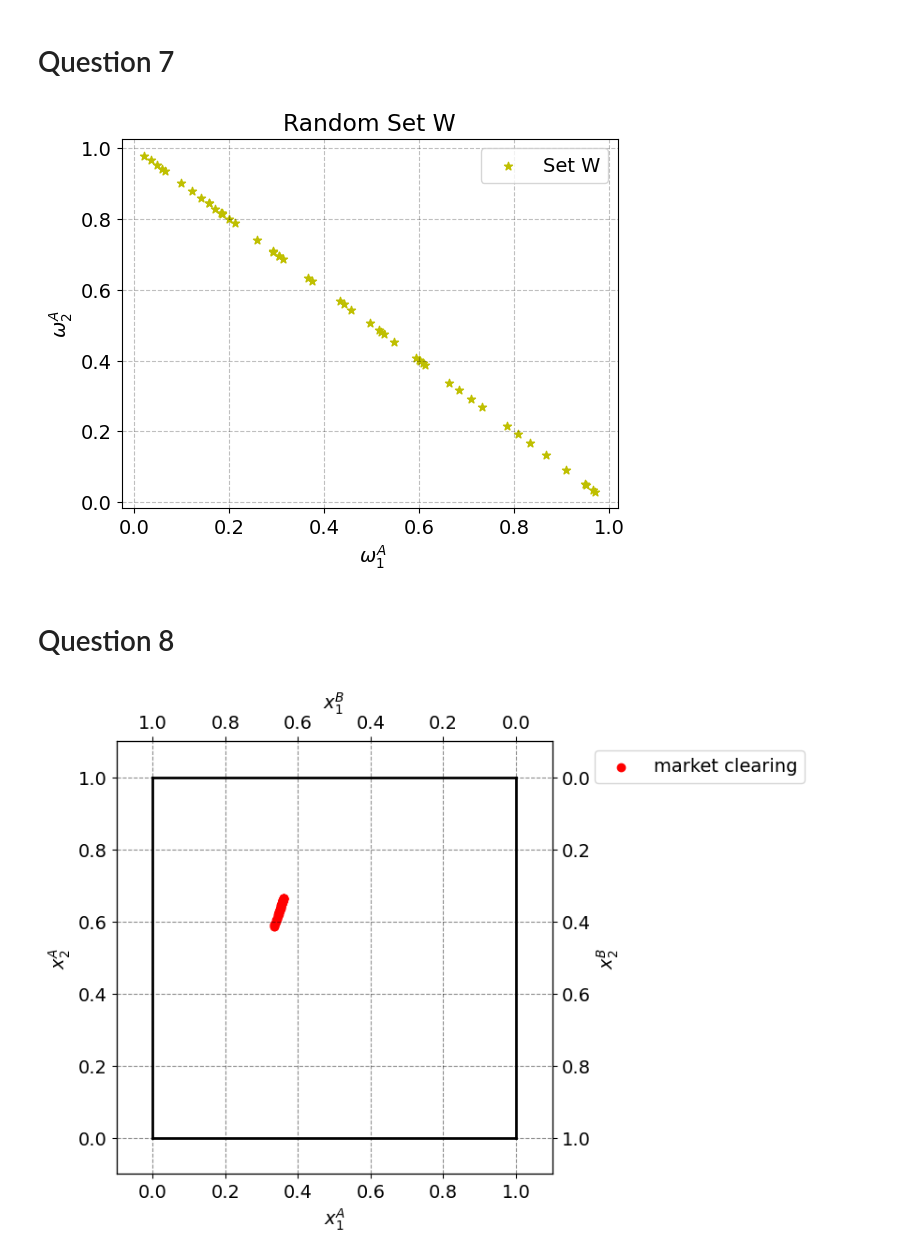
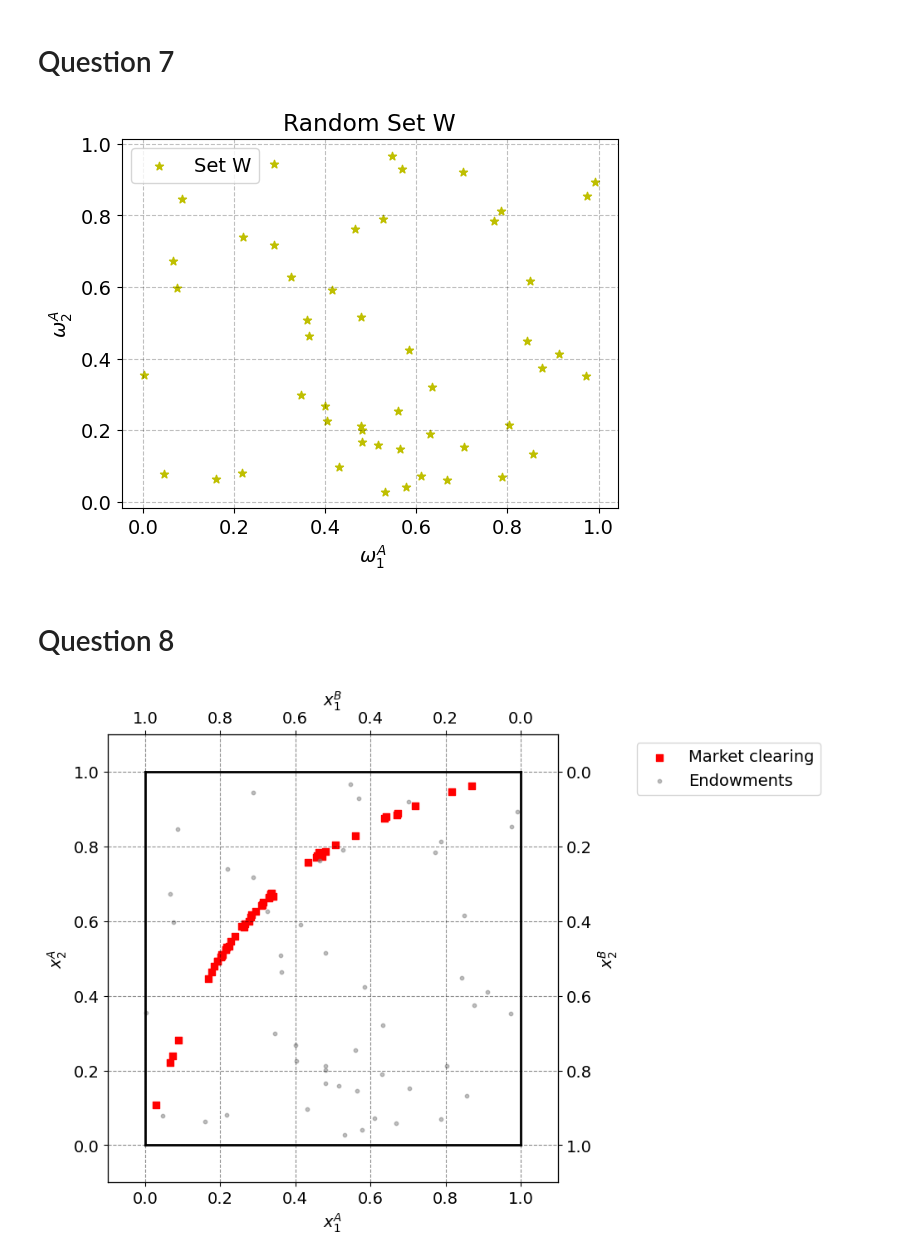
Before and after one commit to sgv491/projects-2024-Bertil-Nikoline-Victor, a Jupyter notebook: inauguralproject/InauguralProject2024.ipynb, the cells around one changed output. Cells and saved outputs as stored; diff of their text form; code cells hidden in the pictures.

```diff
--- a/inauguralproject/InauguralProject2024.ipynb
+++ b/inauguralproject/InauguralProject2024.ipynb
@@ -347,67 +363,70 @@ We can also see that the allocations for question 5a and 5b
 # Question 7
 # %%
 # 1. Set seed for reproducibility
-np.random.seed(42)
+np.random.seed(1997)
 
 # 2. Generate 50 random elements for W
 num_elements = 50
-random_np = np.random.rand(num_elements, 1)
-random_list = random_np.tolist()
+W = np.random.uniform(0,1,(2,50))
 
-# 3. Creating the list W with endowments
-W = [(x[0], 1 - x[0]) for x in random_list]
+# 3. Seperating the list with touples so it can be plotted
+w1A_endowment = W[0]
+w2A_endowment = W[1]
 
-# 4. Seperating the list with touples so it can be plotted
-w1_endowment = [x[0] for x in W]
-w2_endowment = [x[1] for x in W]
+# 4. Plot the set W
+plt.scatter(w1A_endowment, w2A_endowment, label='Set W', marker='*', color='y')
 
-# 5. Plot the set W
-plt.scatter(w1_endowment, w2_endowment, label='Set W', marker='*', color='y')
-
-# 6. Add labels and legend
+# 5. Add labels and legend
 plt.xlabel(' $ \omega_{1}^{A} $')
 plt.ylabel('$ \omega_{2}^{A} $')
 plt.title('Random Set W')
 plt.legend()
 
-# 7. Show the plot
+# 6. Show the plot
 plt.show()
 # %% [output]
-[figure, old version]
+[figure, new version]
 # %% [markdown]
 # Question 8
 # %%
 # 1. Initialize the model economy
 model = ExchangeEconomyClass()
 
 # 2. Create array to store market clearing allocations of x1A and x2A
 market_clearing_combinations = []
 
-# 3. Loop through endowments and find the market clearing combination for each endowment
-for endowment in W:
+# 3. Create tuple list with endowment allocations
+endowments_tuple_list = [(w1A, w2A) for w1A, w2A in zip(w1A_endowment, w2A_endowment)]
 
-    # 3.1 Setting the endowments in the model
+# 4. Loop through endowments and find the market clearing combination for each endowment
+for endowment in endowments_tuple_list:
+
+    # 4.1 Setting the endowments in the model
     model.par.w1A = endowment[0]
     model.par.w2A = endowment[1]
 
-    # 3.2 Calling the custom implemented find_market_clearing function
-    (price, x1A, x2A, x1B, x2B) = model.find_market_clearing()
+    model.par.w1B = 1 - endowment[0]
+    model.par.w2B = 1 - endowment[1]
 
-    # 3.3 Add the market clearing combination to the market_clearing_combinations array
+    # 4.2 Calling the custom implemented find_market_clearing function
+    (price, x1A, x2A) = model.find_market_clearing()
+
+    # 4.3 Add the market clearing combination to the market_clearing_combinations array
     market_clearing_combinations += [(x1A, x2A)]
 
-# 4. Setup the edgeworth plot
 
-# 4.1. Initializing plot
+# 5. Setup the edgeworth plot
+# 5.1. Initializing plot
 edgeworth_plot_8 = create_edgeworth_plot()
 
-# 4.2. Seperating the market clearing combinations into two lists for them to be plotted
+# 5.2. Seperating the market clearing combinations into two lists for them to be plotted
 x1A_8 = [x[0] for x in market_clearing_combinations]
 x2A_8 = [x[1] for x in market_clearing_combinations]
 
-# 4.3. Adding datapoints to the Edgeworth box
-edgeworth_plot_8.scatter(x1A_8, x2A_8, marker='o', color='red', label='market clearing')
+# 5.3. Adding datapoints to the Edgeworth box
+edgeworth_plot_8.scatter(x1A_8, x2A_8, marker='s', color='red', label='Market clearing')
+edgeworth_plot_8.scatter(w1A_endowment, w2A_endowment, marker='o', color='gray', label='Endowments', s = 10, alpha = 0.5)
 edgeworth_plot_8.legend(frameon=True,loc='upper right',bbox_to_anchor=(1.6,1.0));
 # %% [output]
-[figure, old version]
+[figure, new version]
 # %% [markdown]
```
Also changed, not shown: parts of 10 cells of this notebook, 2 other files.
